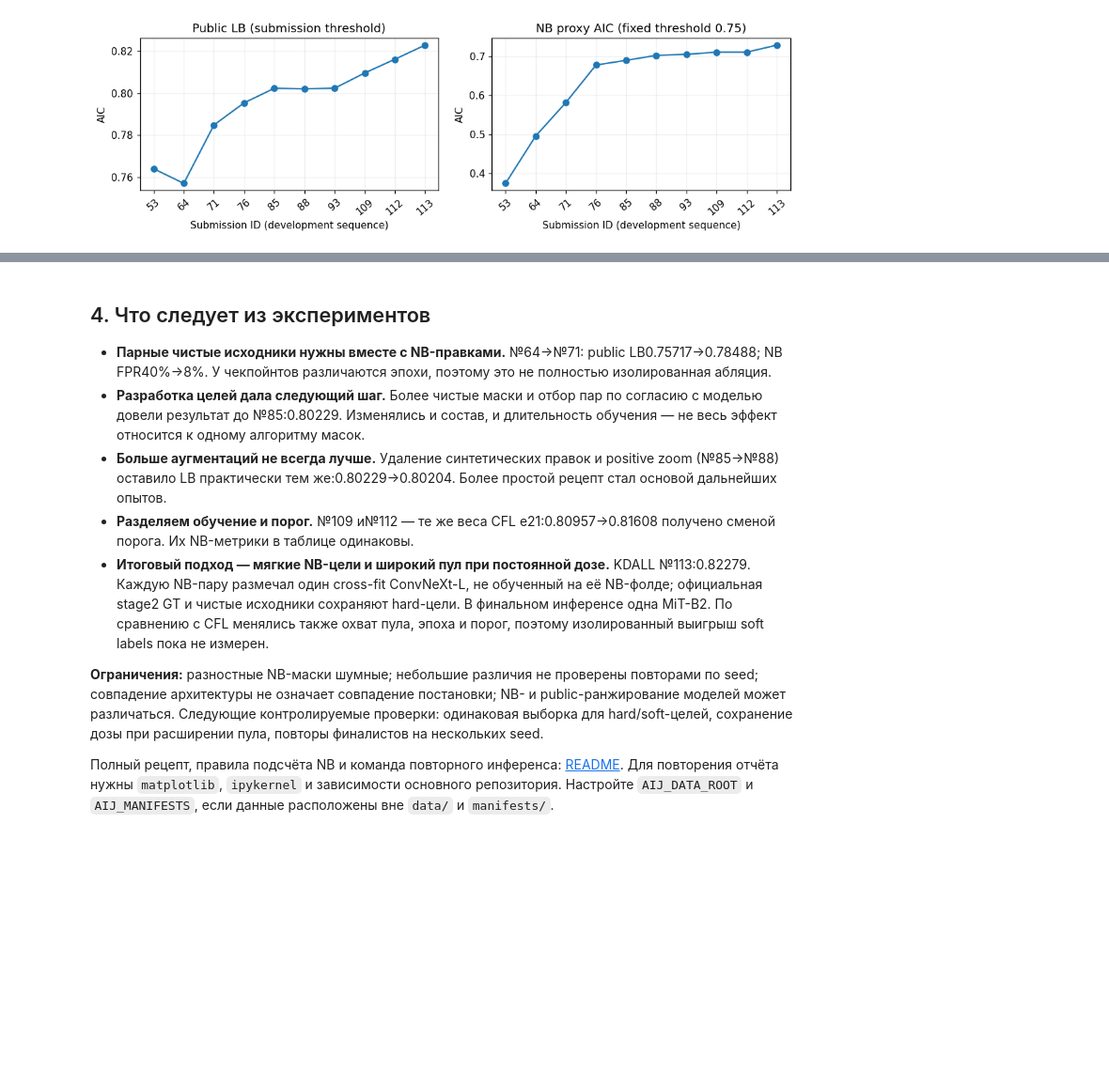
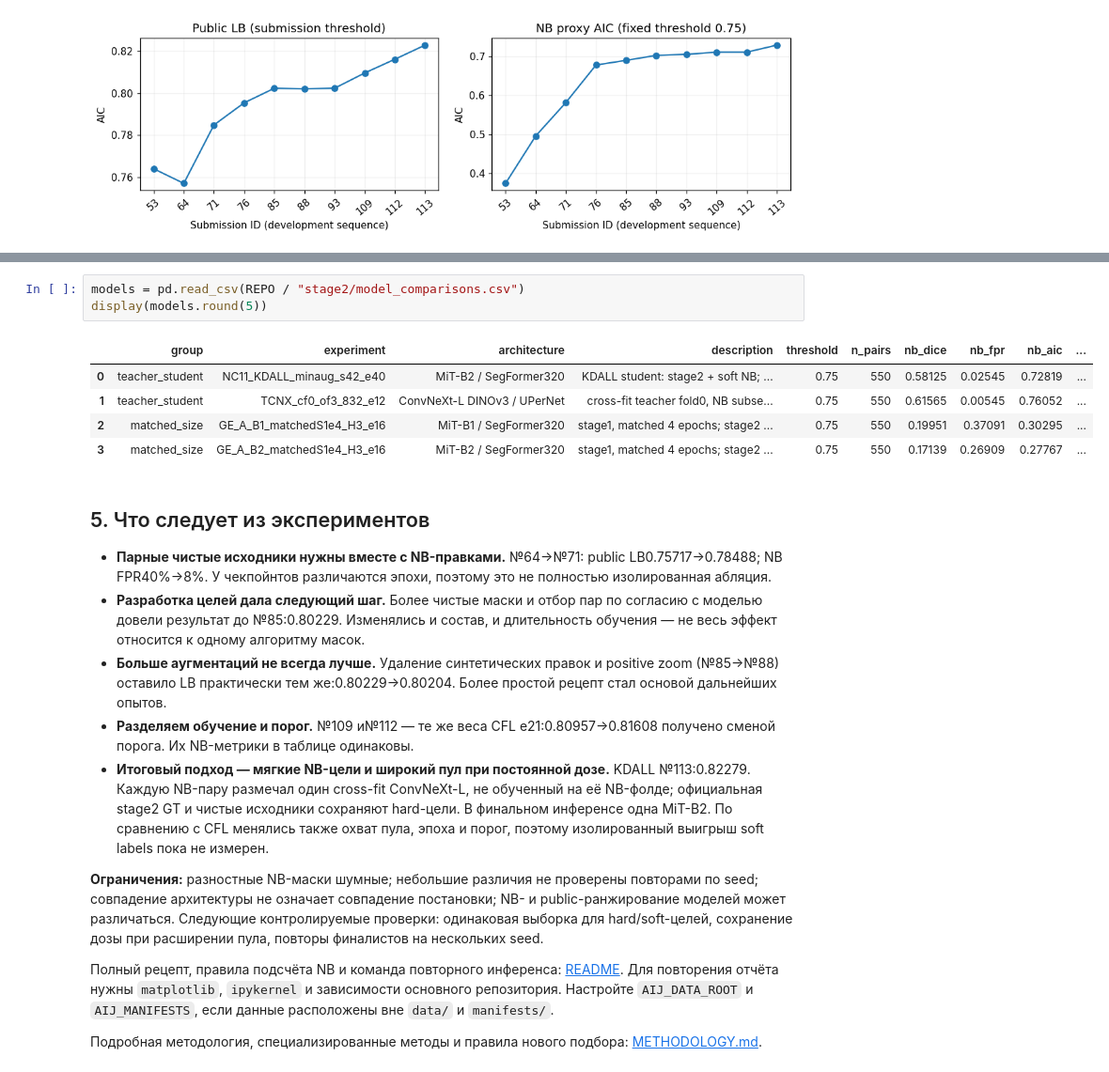
Before and after one commit to zokost/aij26_final, a Jupyter notebook: stage2/eda_comparisons.ipynb, the cells around one changed output, grey strips where cells are left out. Shown at 94% size. Saved outputs shown, nothing was run; the diff lists cells and outputs as text; blank space fills up the shorter version.

Commit message:
Add reproducible ML screening, model comparisons and methodology

```diff
--- a/stage2/eda_comparisons.ipynb
+++ b/stage2/eda_comparisons.ipynb
@@ -151,5 +159,14 @@ plt.close(fig)
+# %%
+models = pd.read_csv(REPO / "stage2/model_comparisons.csv")
+display(models.round(5))
+# %% [output]
+|  | group | experiment | architecture | description | threshold | n_pairs | nb_dice | nb_fpr | nb_aic | ... |
+| 0 | teacher_student | NC11_KDALL_minaug_s42_e40 | MiT-B2 / SegFormer320 | KDALL student: stage2 + soft NB; ... | 0.75 | 550 | 0.58125 | 0.02545 | 0.72819 | ... |
+| 1 | teacher_student | TCNX_cf0_of3_832_e12 | ConvNeXt-L DINOv3 / UPerNet | cross-fit teacher fold0, NB subse... | 0.75 | 550 | 0.61565 | 0.00545 | 0.76052 | ... |
+| 2 | matched_size | GE_A_B1_matchedS1e4_H3_e16 | MiT-B1 / SegFormer320 | stage1, matched 4 epochs; stage2 ... | 0.75 | 550 | 0.19951 | 0.37091 | 0.30295 | ... |
+| 3 | matched_size | GE_A_B2_matchedS1e4_H3_e16 | MiT-B2 / SegFormer320 | stage1, matched 4 epochs; stage2 ... | 0.75 | 550 | 0.17139 | 0.26909 | 0.27767 | ... |
 # %% [markdown]
-## 4. Что следует из экспериментов
+## 5. Что следует из экспериментов
 
 - **Парные чистые исходники нужны вместе с NB-правками.** №64→№71: public LB0.75717→0.78488; NB FPR40%→8%. У чекпойнтов различаются эпохи, поэтому это не полностью изолированная абляция.
 - **Разработка целей дала следующий шаг.** Более чистые маски и отбор пар по согласию с моделью довели результат до №85:0.80229. Изменялись и состав, и длительность обучения — не весь эффект относится к одному алгоритму масок.
@@ -160,3 +177,5 @@ plt.close(fig)
 **Ограничения:** разностные NB-маски шумные; небольшие различия не проверены повторами по seed; совпадение архитектуры не означает совпадение постановки; NB- и public-ранжирование моделей может различаться. Следующие контролируемые проверки: одинаковая выборка для hard/soft-целей, сохранение дозы при расширении пула, повторы финалистов на нескольких seed.
 
 Полный рецепт, правила подсчёта NB и команда повторного инференса: [README](README.md). Для повторения отчёта нужны `matplotlib`, `ipykernel` и зависимости основного репозитория. Настройте `AIJ_DATA_ROOT` и `AIJ_MANIFESTS`, если данные расположены вне `data/` и `manifests/`.
+
+Подробная методология, специализированные методы и правила нового подбора: [METHODOLOGY.md](METHODOLOGY.md).
```
Also changed, not shown: parts of 1 cell of this notebook, 15 other files.
